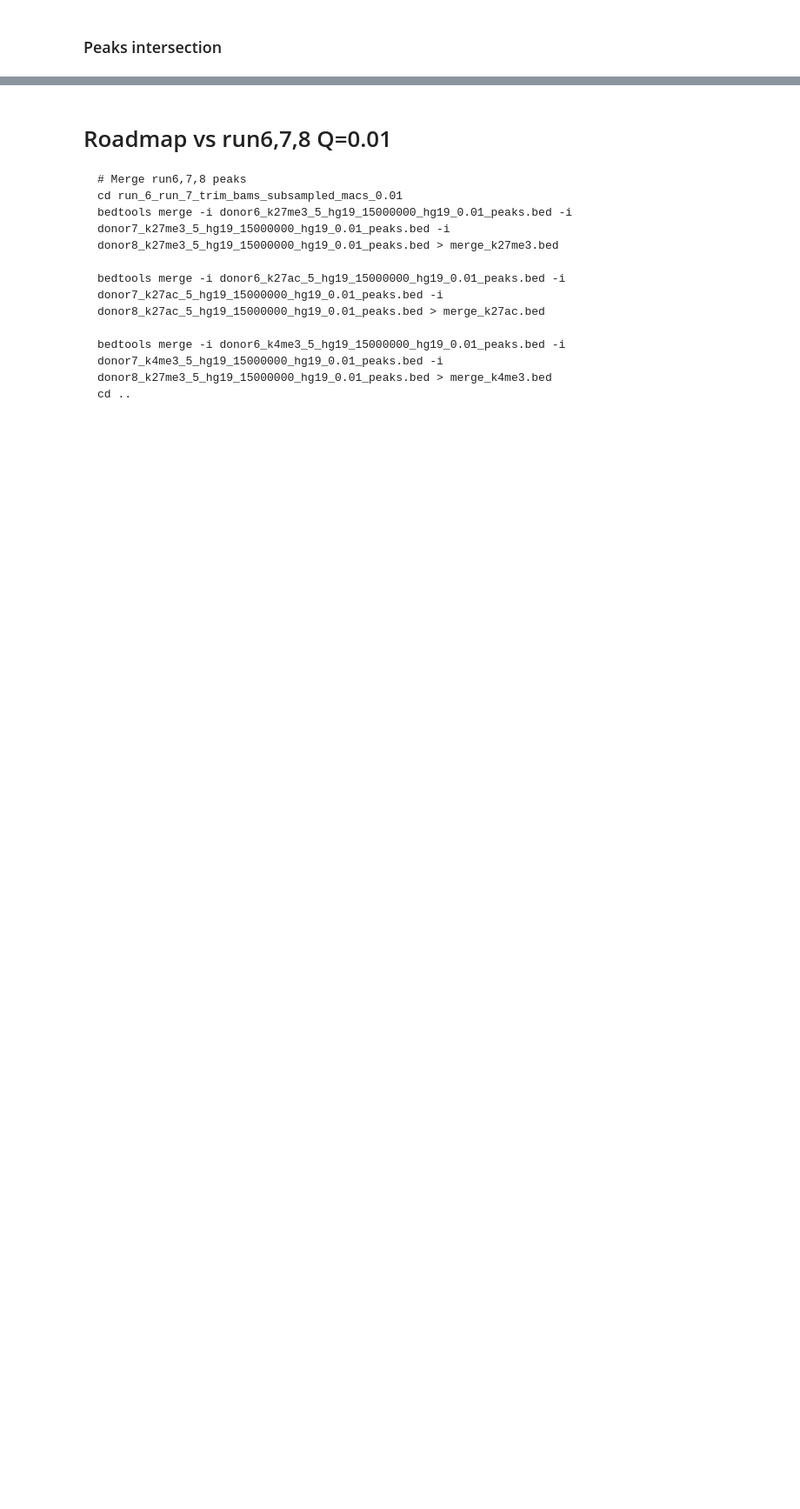
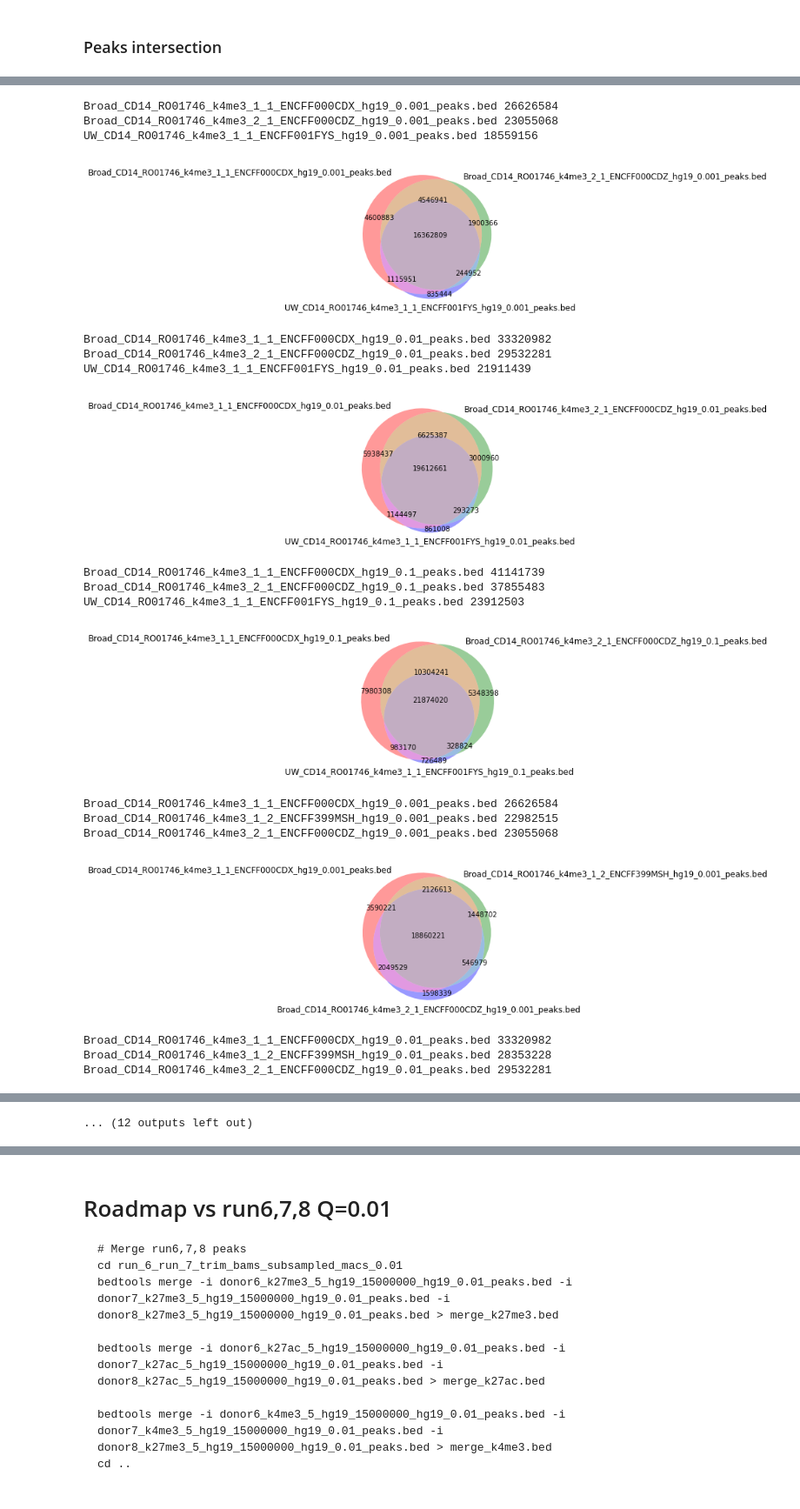
Before and after one commit to JetBrains-Research/washu, a Jupyter notebook: analysis.ipynb, the cells around one changed output, grey strips where cells are left out. Shown at 87% size. Cells and saved outputs as stored; diff of their text form; code cells hidden in the pictures; blank space fills up the shorter version.

```diff
--- a/analysis.ipynb
+++ b/analysis.ipynb
@@ -116,0 +145,40 @@ SRR787552_k27ac.sra
+# %%
+# Broad vs UW
+processvenn3('/mnt/washu/artyomov_lab_aging/encode_bams_macs_0.001/k4me3.csv')
+processvenn3('/mnt/washu/artyomov_lab_aging/encode_bams_macs_0.01/k4me3.csv')
+processvenn3('/mnt/washu/artyomov_lab_aging/encode_bams_macs_0.1/k4me3.csv')
+
+# No subsampling
+processvenn3('/mnt/washu/artyomov_lab_aging/encode_bams_macs_0.001/Broadk4me3.csv')
+processvenn3('/mnt/washu/artyomov_lab_aging/encode_bams_macs_0.01/Broadk4me3.csv')
+processvenn3('/mnt/washu/artyomov_lab_aging/encode_bams_macs_0.1/Broadk4me3.csv')
+
+# Subsampling
+processvenn3('/mnt/washu/artyomov_lab_aging/encode_bams_subsampled_macs_0.001/Broadk4me3.csv')
+processvenn3('/mnt/washu/artyomov_lab_aging/encode_bams_subsampled_macs_0.01/Broadk4me3.csv')
+processvenn3('/mnt/washu/artyomov_lab_aging/encode_bams_subsampled_macs_0.1/Broadk4me3.csv')
+
+# Broad peaks
+processvenn3('/mnt/washu/artyomov_lab_aging/encode_bams_macs_broad_0.001/k4me3_broad.csv')
+processvenn3('/mnt/washu/artyomov_lab_aging/encode_bams_macs_broad_0.01/k4me3_broad.csv')
+processvenn3('/mnt/washu/artyomov_lab_aging/encode_bams_macs_broad_0.1/k4me3_broad.csv')
+# %% [output]
+Broad_CD14_RO01746_k4me3_1_1_ENCFF000CDX_hg19_0.001_peaks.bed 26626584
+Broad_CD14_RO01746_k4me3_2_1_ENCFF000CDZ_hg19_0.001_peaks.bed 23055068
+UW_CD14_RO01746_k4me3_1_1_ENCFF001FYS_hg19_0.001_peaks.bed 18559156
+[figure, added]
+Broad_CD14_RO01746_k4me3_1_1_ENCFF000CDX_hg19_0.01_peaks.bed 33320982
+Broad_CD14_RO01746_k4me3_2_1_ENCFF000CDZ_hg19_0.01_peaks.bed 29532281
+UW_CD14_RO01746_k4me3_1_1_ENCFF001FYS_hg19_0.01_peaks.bed 21911439
+[figure, added]
+Broad_CD14_RO01746_k4me3_1_1_ENCFF000CDX_hg19_0.1_peaks.bed 41141739
+Broad_CD14_RO01746_k4me3_2_1_ENCFF000CDZ_hg19_0.1_peaks.bed 37855483
+UW_CD14_RO01746_k4me3_1_1_ENCFF001FYS_hg19_0.1_peaks.bed 23912503
+[figure, added]
+Broad_CD14_RO01746_k4me3_1_1_ENCFF000CDX_hg19_0.001_peaks.bed 26626584
+Broad_CD14_RO01746_k4me3_1_2_ENCFF399MSH_hg19_0.001_peaks.bed 22982515
+Broad_CD14_RO01746_k4me3_2_1_ENCFF000CDZ_hg19_0.001_peaks.bed 23055068
+[figure, added]
+Broad_CD14_RO01746_k4me3_1_1_ENCFF000CDX_hg19_0.01_peaks.bed 33320982
+Broad_CD14_RO01746_k4me3_1_2_ENCFF399MSH_hg19_0.01_peaks.bed 28353228
+Broad_CD14_RO01746_k4me3_2_1_ENCFF000CDZ_hg19_0.01_peaks.bed 29532281
@@ -116,0 +190 @@ SRR787552_k27ac.sra
+... (12 outputs left out)
```
Also changed, not shown: parts of 21 cells of this notebook.
